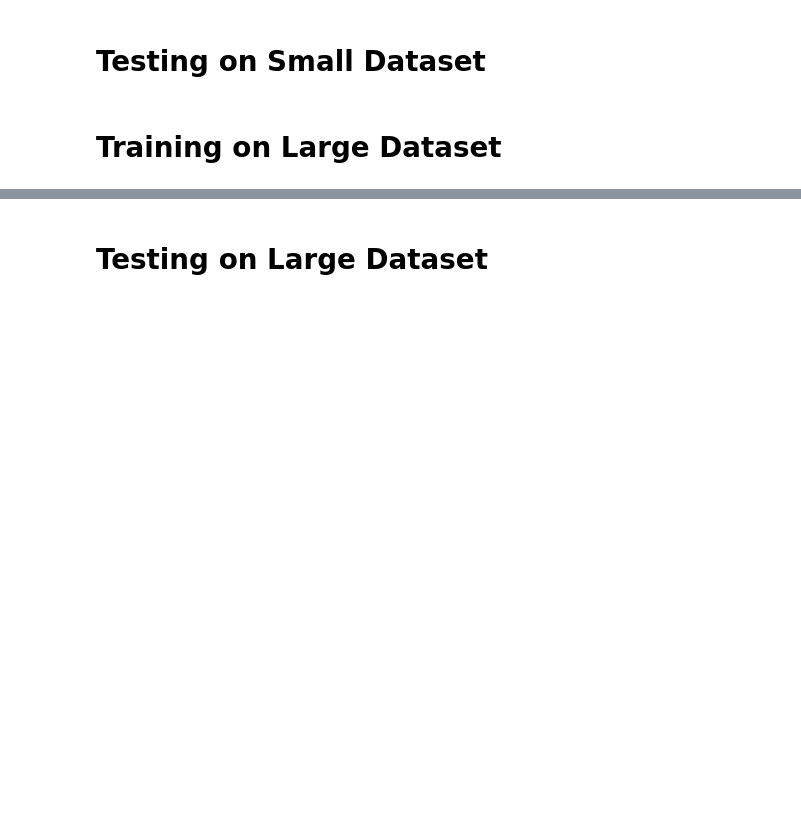
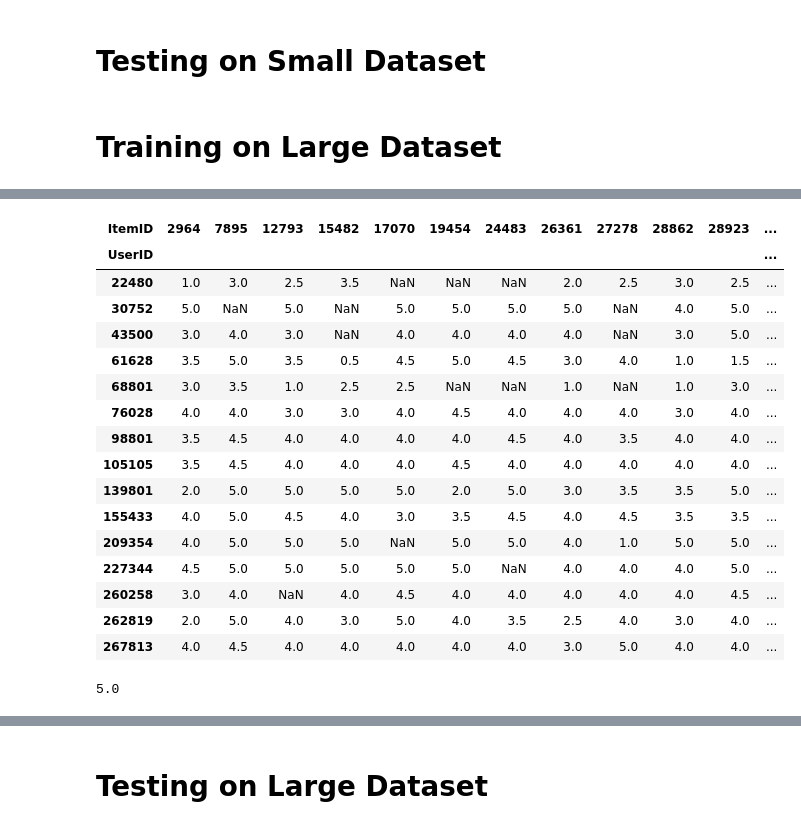
Before and after one commit to dm267/COMP3208_Social-Computing-Techniques, a Jupyter notebook: Recommender 2.ipynb, the cells around one changed output, grey strips where cells are left out. Saved outputs shown, nothing was run; the diff lists cells and outputs as text; code cells hidden in the pictures; blank space fills up the shorter version.

Commit message:
Fixed up code, shape error present on model training

```diff
--- a/Recommender 2.ipynb
+++ b/Recommender 2.ipynb
@@ -172,3 +170,16 @@ print('Train: %.3f, Test: %.3f' % (train_acc, test_acc))
 (trainX, trainy)
 # %% [markdown]
 # Training on Large Dataset
+# %%
+#%matplotlib inline
+import matplotlib.pyplot as plt
+import numpy as np
+import pandas as pd
+from sklearn.model_selection import train_test_split
+from sklearn.preprocessing import LabelEncoder
+
+ratingsTrainLarge = pd.read_csv('comp3208-train.csv', header=None)
+ratingsTestLarge  = pd.read_csv('comp3208-test.csv', header=None)
+
+ratingsTrainLargeDataframe=pd.DataFrame(ratingsTrainLarge.values, columns = ["UserID", "ItemID", "Rating", "Timestamp"])
+ratingsTrainLargeDataframe.head()
@@ -174,0 +193,49 @@ print('Train: %.3f, Test: %.3f' % (train_acc, test_acc))
+# %%
+userGroup  = ratingsTrainLargeDataframe.groupby('UserID')['Rating'].count()
+itemGroup  = ratingsTrainLargeDataframe.groupby('ItemID')['Rating'].count()
+topUsers   = userGroup.sort_values(ascending=False)[:15]
+topItems   = itemGroup.sort_values(ascending=False)[:15]
+
+topRatings = ratingsTrainLargeDataframe.join(topUsers, rsuffix='Ratings', how='inner', on='UserID')
+topRatings = topRatings.join(topItems, rsuffix='Ratings', how='inner', on='ItemID')
+
+pd.crosstab(topRatings.UserID, topRatings.ItemID, topRatings.Rating, aggfunc=np.sum)
+# %% [output]
+| ItemID | 2964 | 7895 | 12793 | 15482 | 17070 | 19454 | 24483 | 26361 | 27278 | 28862 | 28923 | ... |
+| UserID |  |  |  |  |  |  |  |  |  |  |  | ... |
+| 22480 | 1.0 | 3.0 | 2.5 | 3.5 | NaN | NaN | NaN | 2.0 | 2.5 | 3.0 | 2.5 | ... |
+| 30752 | 5.0 | NaN | 5.0 | NaN | 5.0 | 5.0 | 5.0 | 5.0 | NaN | 4.0 | 5.0 | ... |
+| 43500 | 3.0 | 4.0 | 3.0 | NaN | 4.0 | 4.0 | 4.0 | 4.0 | NaN | 3.0 | 5.0 | ... |
+| 61628 | 3.5 | 5.0 | 3.5 | 0.5 | 4.5 | 5.0 | 4.5 | 3.0 | 4.0 | 1.0 | 1.5 | ... |
+| 68801 | 3.0 | 3.5 | 1.0 | 2.5 | 2.5 | NaN | NaN | 1.0 | NaN | 1.0 | 3.0 | ... |
+| 76028 | 4.0 | 4.0 | 3.0 | 3.0 | 4.0 | 4.5 | 4.0 | 4.0 | 4.0 | 3.0 | 4.0 | ... |
+| 98801 | 3.5 | 4.5 | 4.0 | 4.0 | 4.0 | 4.0 | 4.5 | 4.0 | 3.5 | 4.0 | 4.0 | ... |
+| 105105 | 3.5 | 4.5 | 4.0 | 4.0 | 4.0 | 4.5 | 4.0 | 4.0 | 4.0 | 4.0 | 4.0 | ... |
+| 139801 | 2.0 | 5.0 | 5.0 | 5.0 | 5.0 | 2.0 | 5.0 | 3.0 | 3.5 | 3.5 | 5.0 | ... |
+| 155433 | 4.0 | 5.0 | 4.5 | 4.0 | 3.0 | 3.5 | 4.5 | 4.0 | 4.5 | 3.5 | 3.5 | ... |
+| 209354 | 4.0 | 5.0 | 5.0 | 5.0 | NaN | 5.0 | 5.0 | 4.0 | 1.0 | 5.0 | 5.0 | ... |
+| 227344 | 4.5 | 5.0 | 5.0 | 5.0 | 5.0 | 5.0 | NaN | 4.0 | 4.0 | 4.0 | 5.0 | ... |
+| 260258 | 3.0 | 4.0 | NaN | 4.0 | 4.5 | 4.0 | 4.0 | 4.0 | 4.0 | 4.0 | 4.5 | ... |
+| 262819 | 2.0 | 5.0 | 4.0 | 3.0 | 5.0 | 4.0 | 3.5 | 2.5 | 4.0 | 3.0 | 4.0 | ... |
+| 267813 | 4.0 | 4.5 | 4.0 | 4.0 | 4.0 | 4.0 | 4.0 | 3.0 | 5.0 | 4.0 | 4.0 | ... |
+# %%
+userEncoder = LabelEncoder()
+itemEncoder = LabelEncoder()
+
+ratingsTrainLargeDataframe['UserID'] = userEncoder.fit_transform(ratingsTrainLargeDataframe['UserID'].values)
+ratingsTrainLargeDataframe['ItemID'] = itemEncoder.fit_transform(ratingsTrainLargeDataframe['ItemID'].values)
+
+uniqueUserCount = ratingsTrainLargeDataframe['UserID'].nunique()
+uniqueItemCount = ratingsTrainLargeDataframe['ItemID'].nunique()
+
+ratingsTrainLargeDataframe['Rating'] = ratingsTrainLargeDataframe['Rating'].astype(str).str.replace("rating","3.5")
+ratingsTrainLargeDataframe['Rating'] = ratingsTrainLargeDataframe['Rating'].values.astype(np.float32)
+
+minRating = 0.5
+maxRating = 5.0
+
+
+minRating
+maxRating
+# %% [output]
+5.0
```
Also changed, not shown: parts of 12 cells of this notebook.
